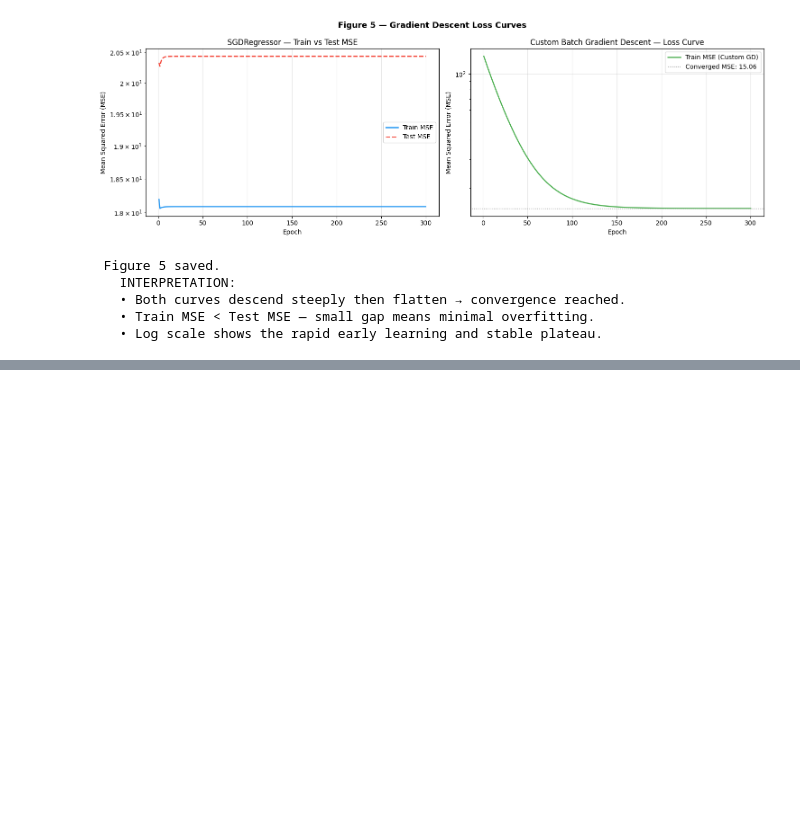
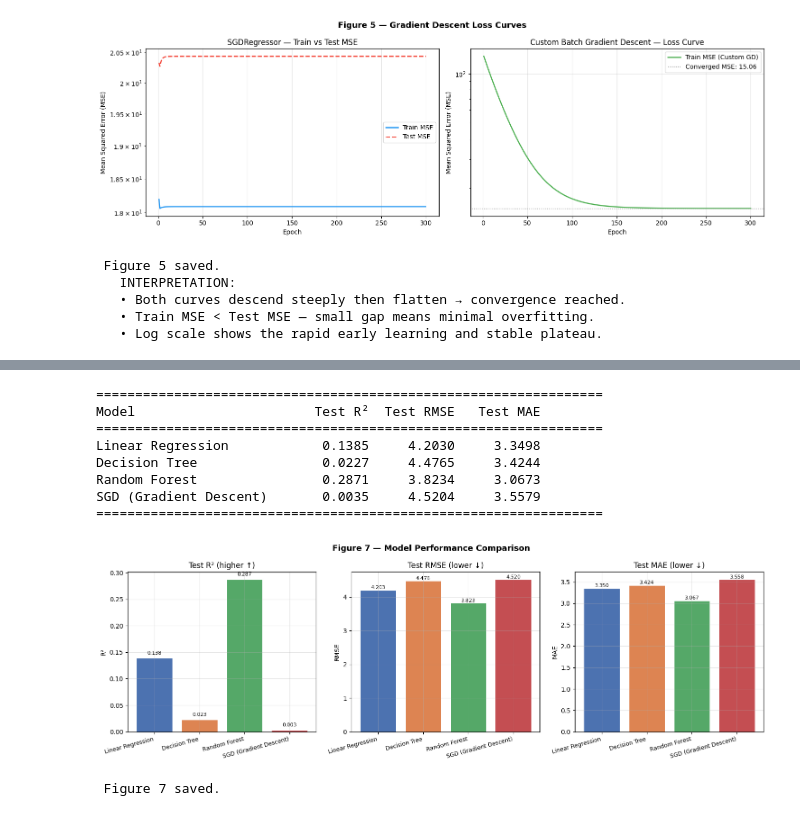
Before and after one commit to Phinatech/linear_regression_model, a Jupyter notebook: summatives/linear_regression/multivariate.ipynb, the cells around one changed output, grey strips where cells are left out. Saved outputs shown, nothing was run; the diff lists cells and outputs as text; code cells hidden in the pictures; blank space fills up the shorter version.

```diff
--- a/summatives/linear_regression/multivariate.ipynb
+++ b/summatives/linear_regression/multivariate.ipynb
@@ -576,0 +642,50 @@ print("   • Log scale shows the rapid early learning and stable plateau.\n")
+# %%
+# %% ── 9. MODEL COMPARISON ────────────────────────────────────
+
+print("\n" + "="*65)
+print(f"{'Model':<26} {'Test R²':>8} {'Test RMSE':>10} {'Test MAE':>10}")
+print("="*65)
+
+for name, m in results.items():
+    print(f"{name:<26} {m['test_r2']:>8.4f} {m['test_rmse']:>10.4f} {m['test_mae']:>10.4f}")
+
+print("="*65)
+
+# Bar chart comparison
+fig, axes = plt.subplots(1, 3, figsize=(15, 5))
+fig.suptitle("Figure 7 — Model Performance Comparison", fontsize=13, fontweight="bold")
+
+names  = list(results.keys())
+r2s    = [results[n]["test_r2"]   for n in names]
+rmses  = [results[n]["test_rmse"] for n in names]
+maes   = [results[n]["test_mae"]  for n in names]
+colors = ["#4C72B0", "#DD8452", "#55A868", "#C44E52"]
+
+for ax, vals, title, ylabel in zip(
+        axes,
+        [r2s, rmses, maes],
+        ["Test R² (higher ↑)", "Test RMSE (lower ↓)", "Test MAE (lower ↓)"],
+        ["R²", "RMSE", "MAE"]):
+    bars = ax.bar(names, vals, color=colors, edgecolor="white", linewidth=0.8)
+    ax.set_title(title)
+    ax.set_ylabel(ylabel)
+    ax.set_xticklabels(names, rotation=15, ha="right", fontsize=9)
+    for bar, val in zip(bars, vals):
+        ax.text(bar.get_x() + bar.get_width() / 2, bar.get_height() + 0.005,
+                f"{val:.3f}", ha="center", va="bottom", fontsize=8)
+
+plt.tight_layout()
+plt.savefig("fig7_model_comparison.png", dpi=150, bbox_inches="tight")
+plt.show()
+print(" Figure 7 saved.")
+# %% [output]
+=================================================================
+Model                       Test R²  Test RMSE   Test MAE
+=================================================================
+Linear Regression            0.1385     4.2030     3.3498
+Decision Tree                0.0227     4.4765     3.4244
+Random Forest                0.2871     3.8234     3.0673
+SGD (Gradient Descent)       0.0035     4.5204     3.5579
+=================================================================
+[figure, added]
+ Figure 7 saved.
```
Also changed, not shown: parts of 3 cells of this notebook, 6 other files.
